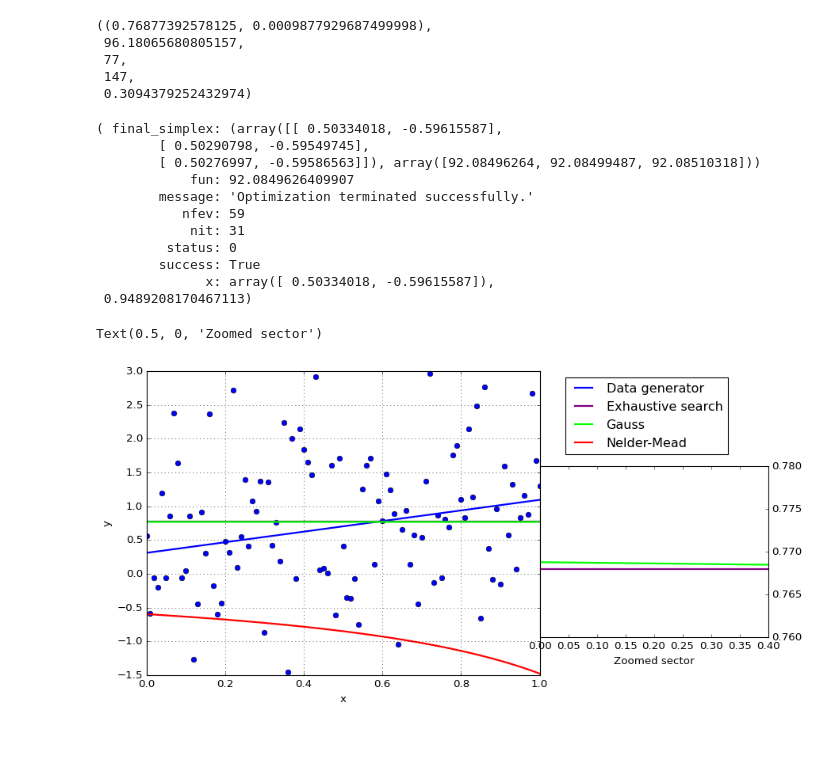
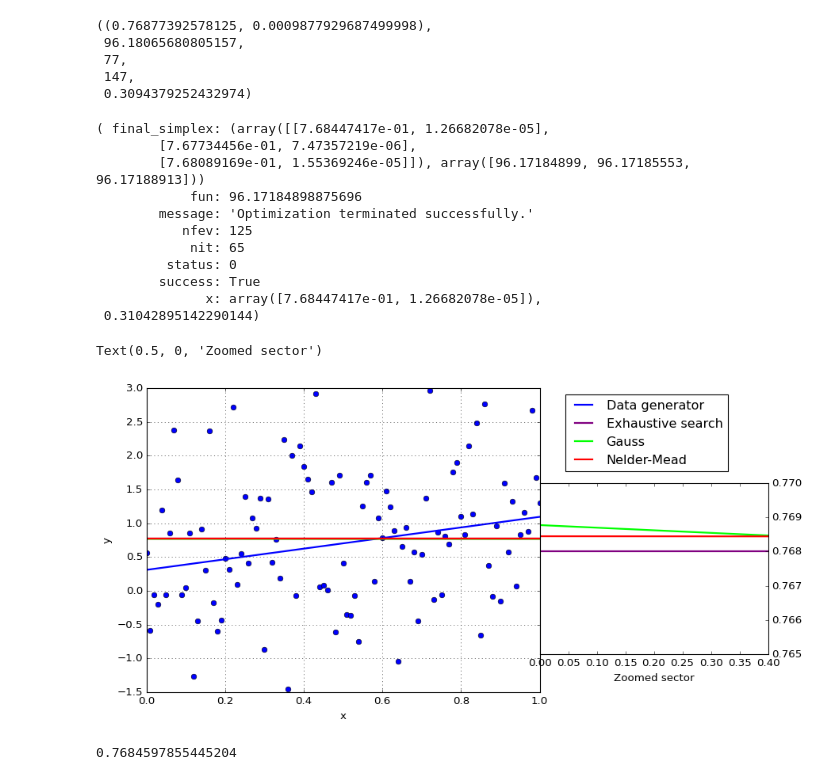
Before and after one commit to dmitry-grigorev/AlgoAnalysisDevelopment, a Jupyter notebook: Task2/Task2notebook.ipynb, the cells around one changed output. Saved outputs shown, nothing was run; the diff lists cells and outputs as text; code cells hidden in the pictures; blank space fills up the shorter version.

```diff
--- a/Task2/Task2notebook.ipynb
+++ b/Task2/Task2notebook.ipynb
@@ -163,7 +172,7 @@ Text(0.5, 0, 'Zoomed segment')
 # %%
 def cost_function_rational(a, b):
     y_pred = a/(1+b*x)
-    return squares(y_pred, y)
+    return squares(y_pred, y) if a>=0 and b>=0 else np.infty
 # %%
 esans = exhaustive_search2d(cost_function_rational, optpoint=(alpha, beta))
 esans
@@ -179,51 +188,60 @@ cdans
  147,
  0.3094379252432974)
 # %%
-nmans = so.minimize(fun = lambda x: cost_function_rational(*x), x0=np.zeros(2) , method = "Nelder-Mead", tol = 1e-3, bounds=((0,1), (0, 1)))
+def constraint(x: np.ndarray):
+    return 0 if x[0]>0 and y[0]>0 else 1
+
+my_constraints = ({'type': 'eq', "fun": constraint })
+
+nmans = so.minimize(fun = lambda x: cost_function_rational(*x), x0=np.array([0, 0]) , method = "Nelder-Mead", tol = 1e-3, constraints=my_constraints)
 
 
 
 nmans, np.sqrt(np.sum(np.square(nmans.x - np.array([alpha, beta]))))
 # %% [output]
-( final_simplex: (array([[ 0.50334018, -0.59615587],
-        [ 0.50290798, -0.59549745],
-        [ 0.50276997, -0.59586563]]), array([92.08496264, 92.08499487, 92.08510318]))
-            fun: 92.0849626409907
+( final_simplex: (array([[7.68447417e-01, 1.26682078e-05],
+        [7.67734456e-01, 7.47357219e-06],
+        [7.68089169e-01, 1.55369246e-05]]), array([96.17184899, 96.17185553, 96.17188913]))
+            fun: 96.17184898875696
         message: 'Optimization terminated successfully.'
-           nfev: 59
-            nit: 31
+           nfev: 125
+            nit: 65
          status: 0
         success: True
-              x: array([ 0.50334018, -0.59615587]),
- 0.9489208170467113)
+              x: array([7.68447417e-01, 1.26682078e-05]),
+ 0.31042895142290144)
 # %%
 X = np.linspace(0, 1, 100)
 fig = plt.figure(facecolor="white")
 ax = fig.add_subplot(1, 1, 1)
 plt.plot(x, y, "bo")
 plt.axline((0, beta), slope = alpha, color = "blue", linewidth = 2, label= "Data generator")
 plt.plot(X, esans[0][0]/(1+esans[0][1]*X), color = "purple", linewidth = 2, label= "Exhaustive search")
 plt.plot(X, cdans[0][0]/(1+cdans[0][1]*X), color = "lime", linewidth = 2, label= "Gauss")
-plt.plot(X, nmans.x[1]/(1+nmans.x[1]*X), color = "red", linewidth = 2, label= "Nelder-Mead")
+plt.plot(X, nmans.x[0]/(1+nmans.x[1]*X), color = "red", linewidth = 2, label= "Nelder-Mead")
 plt.xlabel("x")
 plt.ylabel("y")
 
 plt.legend(bbox_to_anchor=(1.05, 1), loc='upper left')
 #plt.xticks(rotation = 45)
 ax.grid(True)
 
 Xsub = np.linspace(0, 1, 100)
 axes = plt.axes([.90, .2, .45, .45])
 axes.plot(x, y, "bo")
 axes.set_xlim((0, 0.4))
-axes.set_ylim((0.76, 0.78))
+axes.set_ylim((0.765, 0.77))
 axes.yaxis.tick_right()
 
 axes.axline((0, beta), slope = alpha, color = "blue", linewidth = 2, label= "Data generator")
 axes.plot(Xsub, esans[0][0]/(1+esans[0][1]*Xsub), color = "purple", linewidth = 2, label= "Exhaustive search")
 axes.plot(Xsub, cdans[0][0]/(1+cdans[0][1]*Xsub), color = "lime", linewidth = 2, label= "Gauss")
-axes.plot(Xsub, nmans.x[1]/(1+nmans.x[1]*Xsub), color = "red", linewidth = 2, label= "Nelder-Mead")
+axes.plot(Xsub, nmans.x[0]/(1+nmans.x[1]*Xsub), color = "red", linewidth = 2, label= "Nelder-Mead")
 axes.set_xlabel("Zoomed sector")
 # %% [output]
 Text(0.5, 0, 'Zoomed sector')
-[figure, old version]
+[figure, new version]
+# %%
+np.sum(y)/101
+# %% [output]
+0.7684597855445204
```
Also changed, not shown: parts of 1 cell of this notebook, 1 other file.
